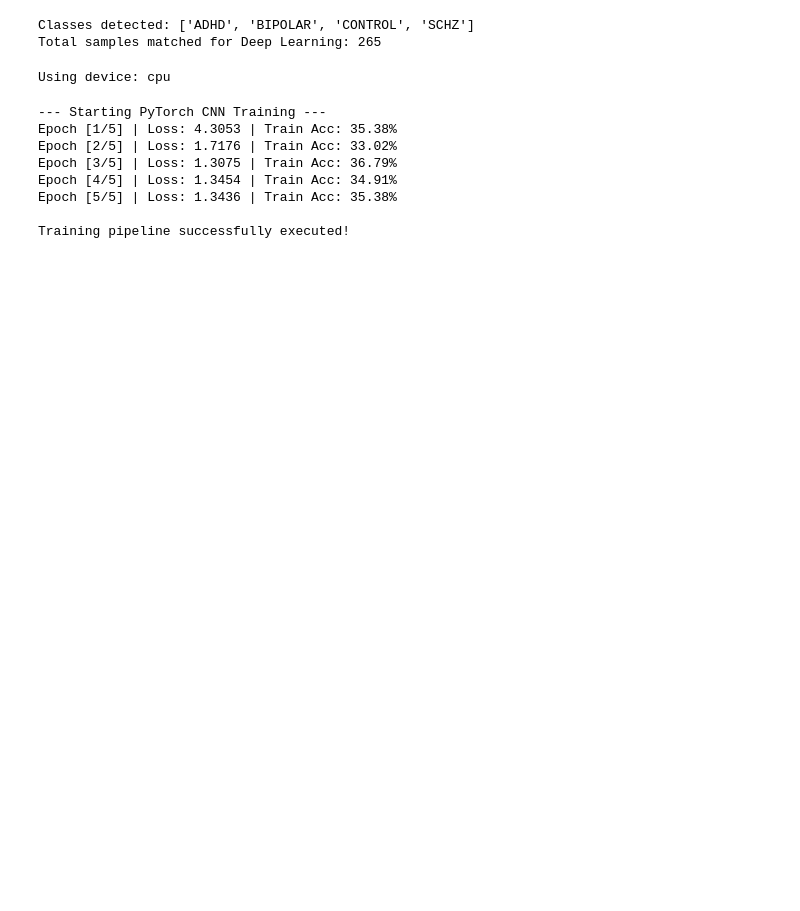
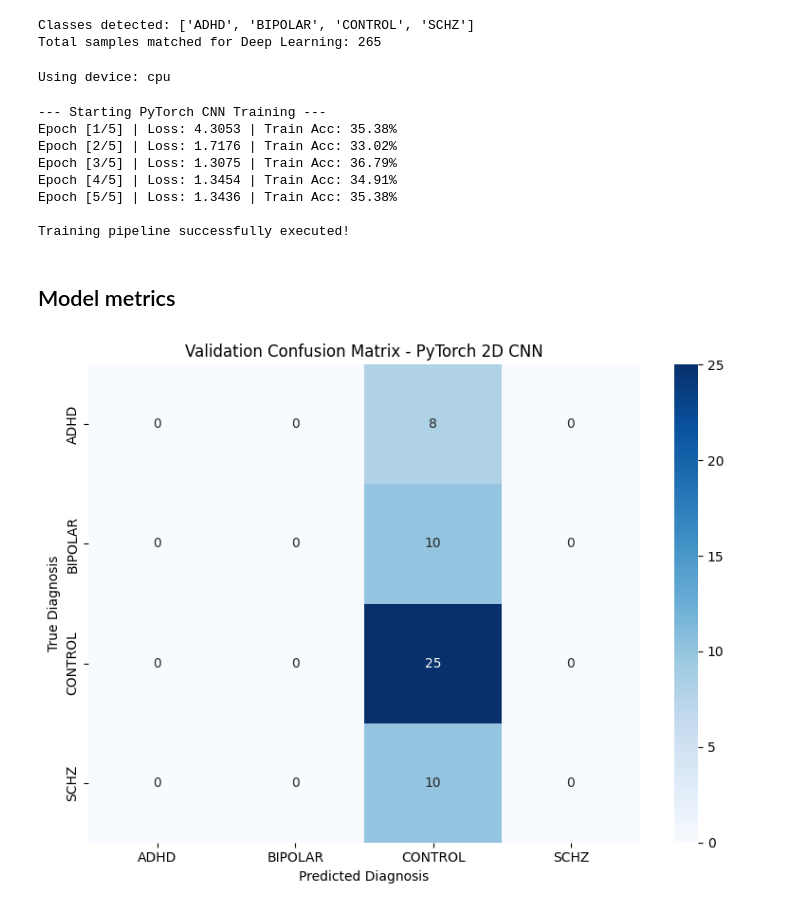
Before and after one commit to seba39399/cv-medical, a Jupyter notebook: scripts/cnn_model.ipynb, the cells around one changed output. Saved outputs shown, nothing was run; the diff lists cells and outputs as text; code cells hidden in the pictures; blank space fills up the shorter version.

Commit message:
Model metrics for CNN

```diff
--- a/scripts/cnn_model.ipynb
+++ b/scripts/cnn_model.ipynb
@@ -162,3 +162,5 @@ Epoch [4/5] | Loss: 1.3454 | Train Acc: 34.91%
 Epoch [5/5] | Loss: 1.3436 | Train Acc: 35.38%
 
 Training pipeline successfully executed!
+# %% [markdown]
+## Model metrics
@@ -164,0 +171,29 @@ Training pipeline successfully executed!
+# %%
+# 1. Evaluate model on Validation Set
+model.eval()
+val_preds = []
+val_targets = []
+
+with torch.no_grad():
+    for inputs, labels in val_loader:
+        inputs = inputs.to(device)
+        outputs = model(inputs)
+        _, predicted = outputs.max(1)
+
+        val_preds.extend(predicted.cpu().numpy())
+        val_targets.extend(labels.numpy())
+# %%
+# 2. Compute Confusion Matrix
+cm = confusion_matrix(val_targets, val_preds)
+class_names = encoder.classes_
+# %%
+# 3. Plot Confusion Matrix and Performance Metrics
+plt.figure(figsize=(8, 6))
+sns.heatmap(cm, annot=True, fmt='d', cmap='Blues', xticklabels=class_names, yticklabels=class_names)
+plt.title('Validation Confusion Matrix - PyTorch 2D CNN')
+plt.xlabel('Predicted Diagnosis')
+plt.ylabel('True Diagnosis')
+plt.tight_layout()
+plt.show()
+# %% [output]
+[figure, added]
```
Also changed, not shown: parts of 2 cells of this notebook.
